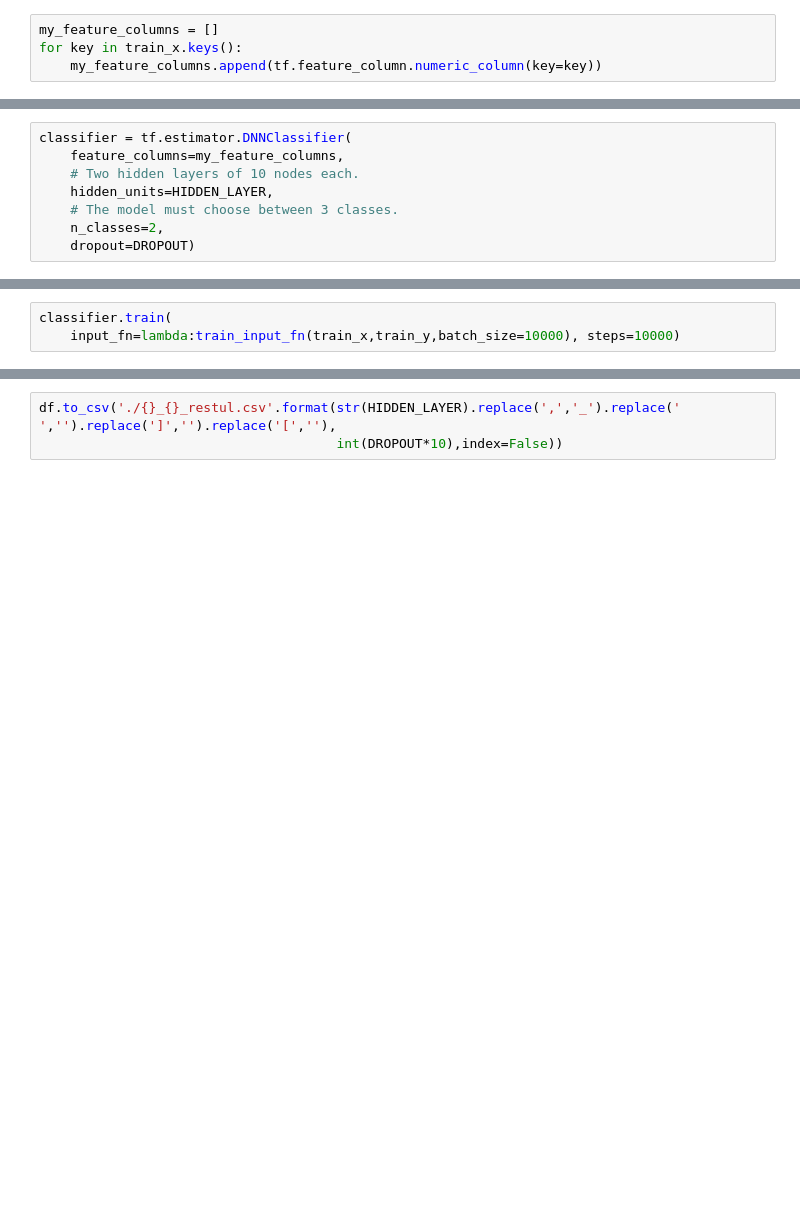
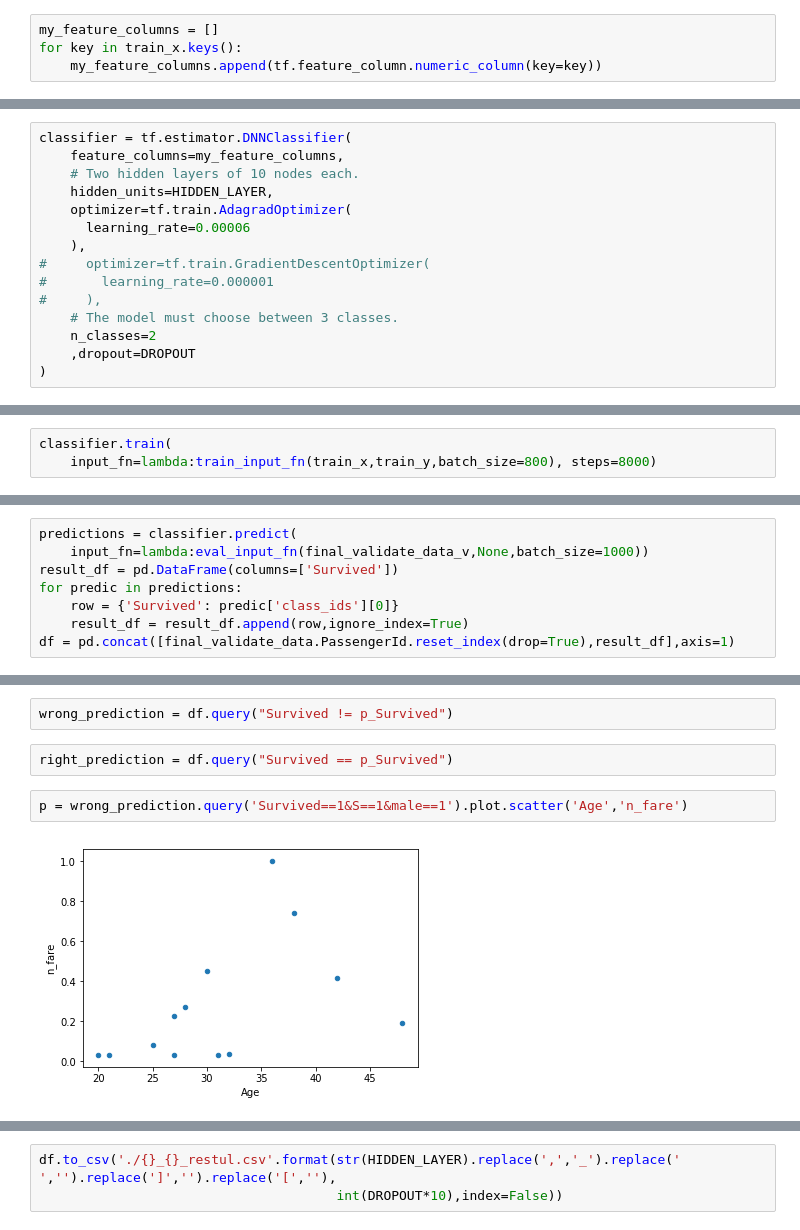
Before and after one commit to wy123123/learn_tensorflow, a Jupyter notebook: titanic_predic/titanic_nn.ipynb, the cells around one changed output, grey strips where cells are left out. Drawn from its saved outputs; the diff is of its cells as text; blank space fills up the shorter version.

```diff
--- a/titanic_predic/titanic_nn.ipynb
+++ b/titanic_predic/titanic_nn.ipynb
@@ -196,8 +209,15 @@ classifier = tf.estimator.DNNClassifier(
     feature_columns=my_feature_columns,
     # Two hidden layers of 10 nodes each.
     hidden_units=HIDDEN_LAYER,
+    optimizer=tf.train.AdagradOptimizer(
+      learning_rate=0.00006
+    ),
+#     optimizer=tf.train.GradientDescentOptimizer(
+#       learning_rate=0.000001
+#     ),
     # The model must choose between 3 classes.
-    n_classes=2,
-    dropout=DROPOUT)
+    n_classes=2
+    ,dropout=DROPOUT
+)
 # %% [output]
 INFO:tensorflow:Using default config.
@@ -206,5 +226,5 @@ INFO:tensorflow:Using config: {'_num_worker_replicas': 1, '_master': '', '_save_
 # %%
 classifier.train(
-    input_fn=lambda:train_input_fn(train_x,train_y,batch_size=10000), steps=10000)
+    input_fn=lambda:train_input_fn(train_x,train_y,batch_size=800), steps=8000)
 # %% [output]
 INFO:tensorflow:Create CheckpointSaverHook.
@@ -236,0 +264,8 @@ Test set accuracy: 0.7932960987091064
+# %%
+predictions = classifier.predict(
+    input_fn=lambda:eval_input_fn(final_validate_data_v,None,batch_size=1000))
+result_df = pd.DataFrame(columns=['Survived'])
+for predic in predictions:
+    row = {'Survived': predic['class_ids'][0]}
+    result_df = result_df.append(row,ignore_index=True)
+df = pd.concat([final_validate_data.PassengerId.reset_index(drop=True),result_df],axis=1)
@@ -236,0 +290,8 @@ Test set accuracy: 0.7932960987091064
+# %%
+wrong_prediction = df.query("Survived != p_Survived")
+# %%
+right_prediction = df.query("Survived == p_Survived")
+# %%
+p = wrong_prediction.query('Survived==1&S==1&male==1').plot.scatter('Age','n_fare')
+# %% [output]
+[figure, added]
```
Also changed, not shown: parts of 55 cells of this notebook.
